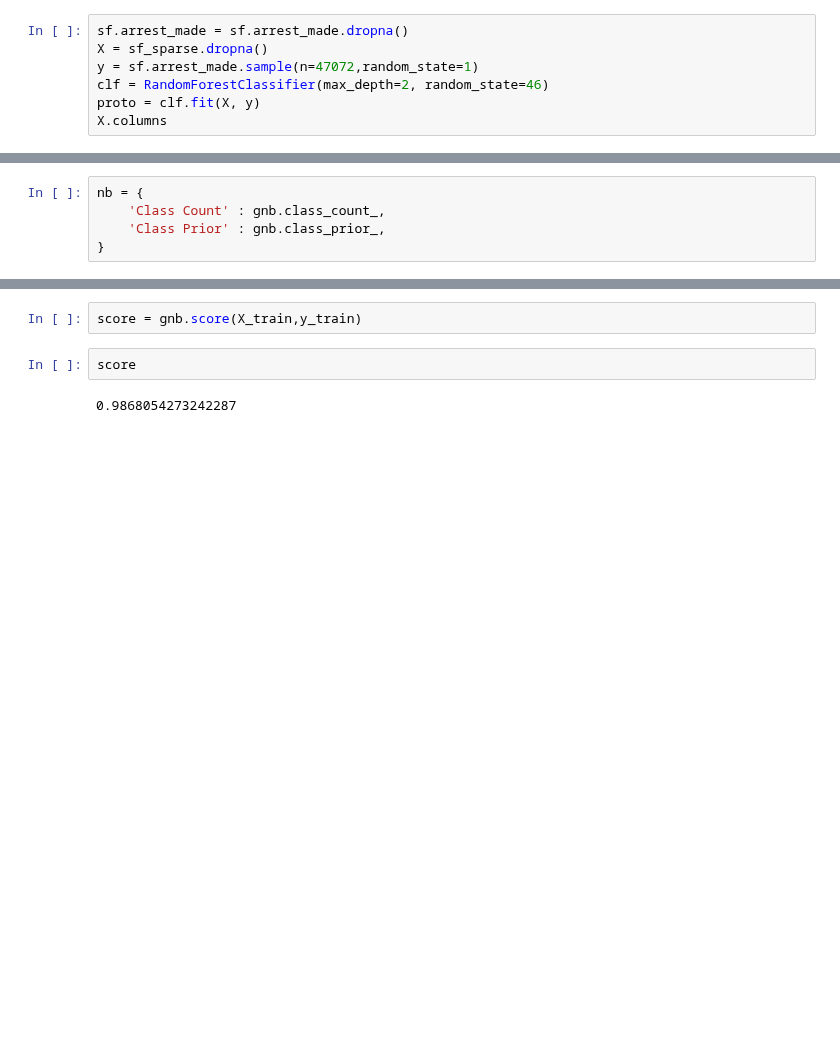
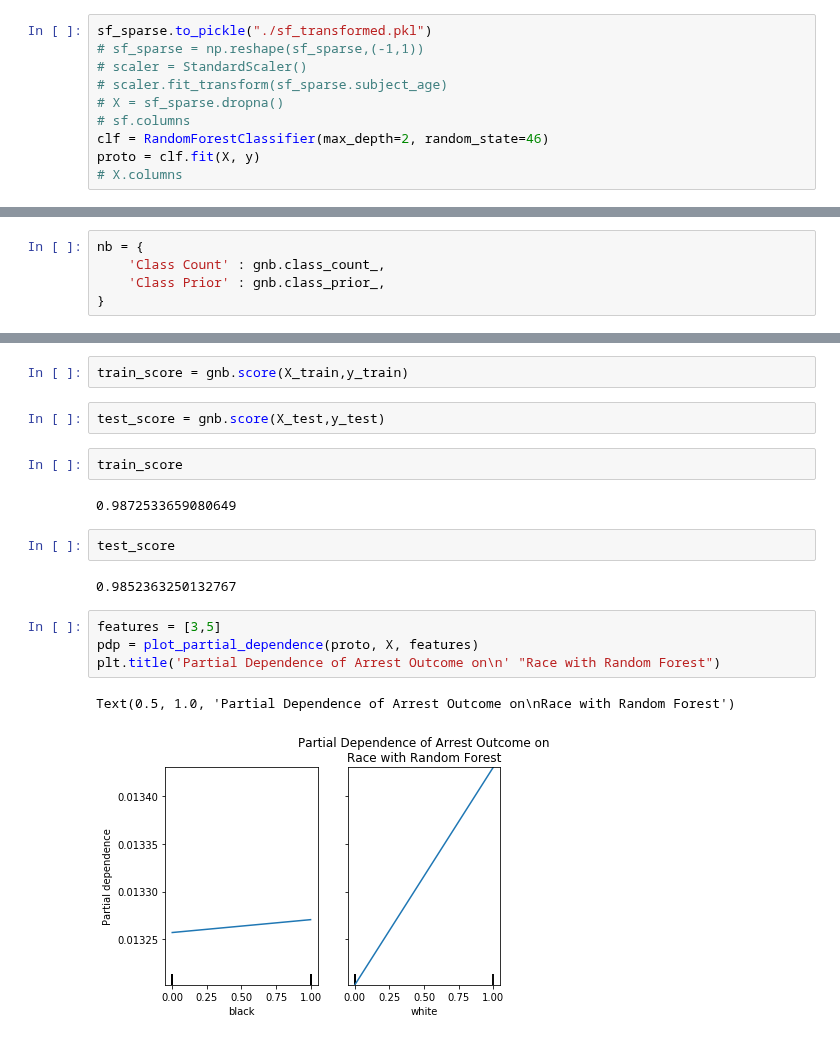
Before and after one commit to tahentx/pv_workbook, a Jupyter notebook: datascience/policing/sf_prototype.ipynb, the cells around one changed output, grey strips where cells are left out. Drawn from its saved outputs; the diff is of its cells as text; blank space fills up the shorter version.

Commit message:
pickled sparse matrix and modelscratchwork

```diff
--- a/datascience/policing/sf_prototype.ipynb
+++ b/datascience/policing/sf_prototype.ipynb
@@ -36,7 +67,10 @@ sf_sparse = sf_sparse.dropna()
 # %%
-sf.arrest_made = sf.arrest_made.dropna()
-X = sf_sparse.dropna()
-y = sf.arrest_made.sample(n=47072,random_state=1)
+sf_sparse.to_pickle("./sf_transformed.pkl")
+# sf_sparse = np.reshape(sf_sparse,(-1,1))
+# scaler = StandardScaler()
+# scaler.fit_transform(sf_sparse.subject_age)
+# X = sf_sparse.dropna()
+# sf.columns
 clf = RandomForestClassifier(max_depth=2, random_state=46)
 proto = clf.fit(X, y)
-X.columns
+# X.columns
@@ -93,6 +119,19 @@ nb
 # %%
-score = gnb.score(X_train,y_train)
+train_score = gnb.score(X_train,y_train)
-# %%
-score
-# %% [output]
-0.9868054273242287
+# %%
+test_score = gnb.score(X_test,y_test)
+# %%
+train_score
+# %% [output]
+0.9872533659080649
+# %%
+test_score
+# %% [output]
+0.9852363250132767
+# %%
+features = [3,5]
+pdp = plot_partial_dependence(proto, X, features)
+plt.title('Partial Dependence of Arrest Outcome on\n' "Race with Random Forest")
+# %% [output]
+Text(0.5, 1.0, 'Partial Dependence of Arrest Outcome on\nRace with Random Forest')
+[figure, added]
```
Also changed, not shown: parts of 15 cells of this notebook, 2 other files.
